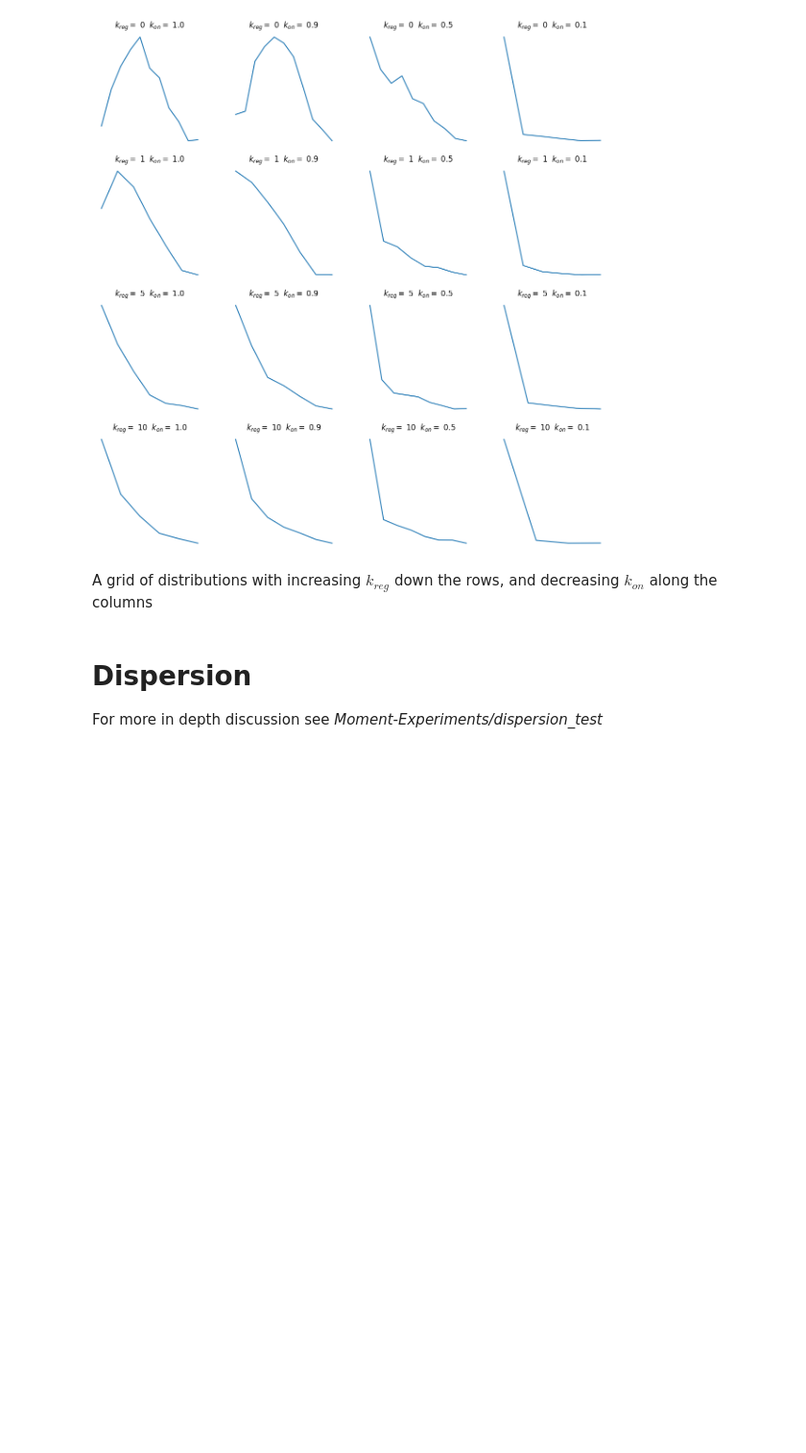
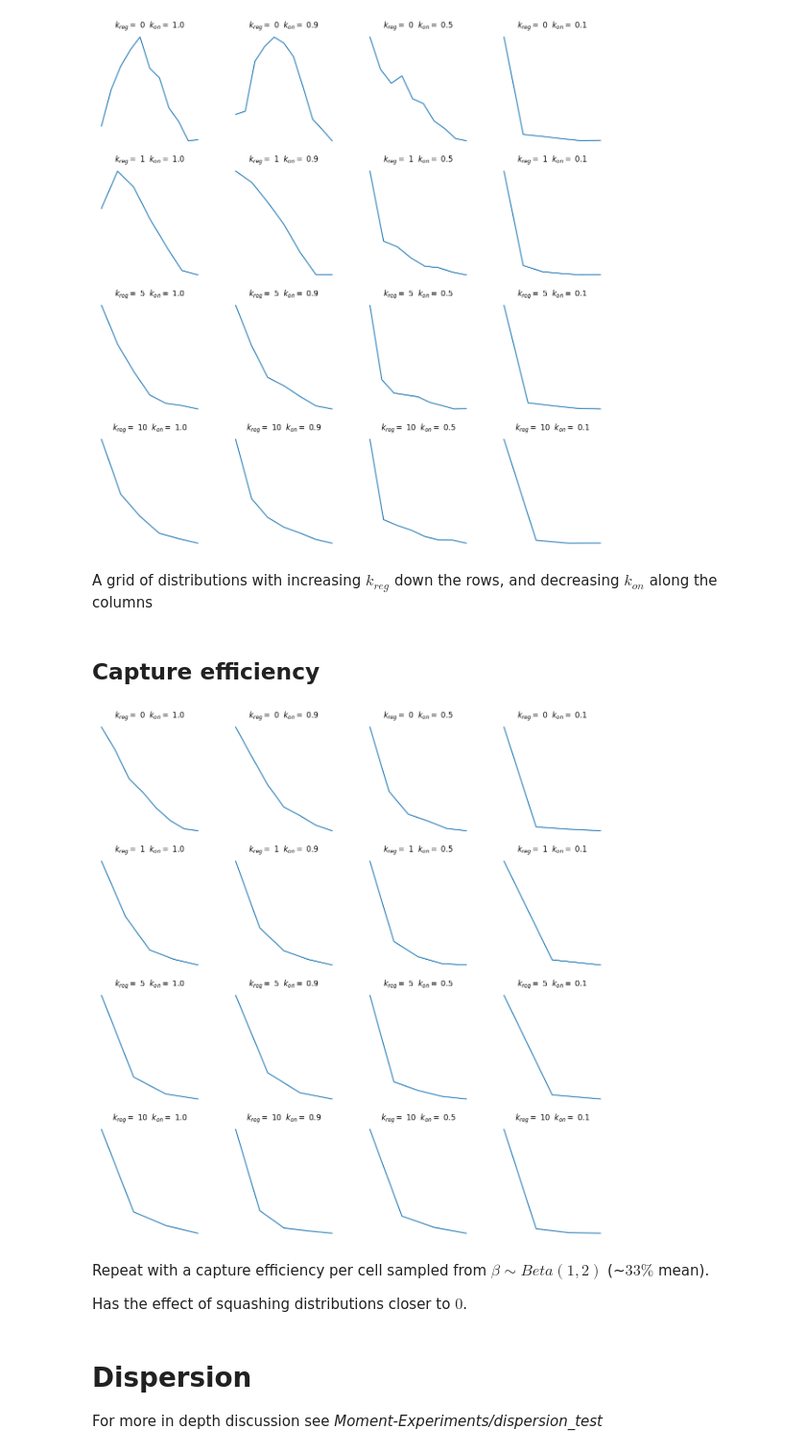
Before and after one commit to willjgh/M5R, a Jupyter notebook: Interaction/Inference-Package/Overview/distribution_effects.ipynb, the cells around one changed output. Shown: that part at 96% size. Cells and saved outputs as stored; diff of their text form; code cells hidden in the pictures; blank space fills up the shorter version.

Commit message:
Added capture efficiency plots

```diff
--- a/Interaction/Inference-Package/Overview/distribution_effects.ipynb
+++ b/Interaction/Inference-Package/Overview/distribution_effects.ipynb
@@ -104,6 +104,40 @@ for i, intr in enumerate(interaction_values):
 [figure]
 # %% [markdown]
 A grid of distributions with increasing $k_{reg}$ down the rows, and decreasing $k_{on}$ along the columns
+# %% [markdown]
+## Capture efficiency
+# %%
+beta = rng.beta(1, 2, size=1000)
+data_downsampled = data.downsample("Test", beta)
+data_downsampled.bootstrap_marginal_probabilities()
+# %%
+fig, axs = plt.subplots(len(interaction_values), len(gene_values), figsize=(12, 12))
+plt.tight_layout()
+
+k = 0
+for i, intr in enumerate(interaction_values):
+    for j, gene in enumerate(gene_values):
+
+        bounds = data_downsampled.probs_OB[f'sample-{k}']['x1_bounds']
+        N = bounds.shape[1]
+        dist = np.empty(N)
+        for n in range(N):
+            if bounds[0, n] == 0 and bounds[1, n] == 1:
+                dist[n] = None
+            else:
+                dist[n] = (bounds[0, n] + bounds[1, n]) / 2
+
+        axs[i, j].plot(dist)
+        axs[i, j].set_title(r"$k_{reg} =$" + f" {intr} " + r" $k_{on} =$" + f" {gene}")
+        axs[i, j].axis('off')
+
+        k += 1
+# %% [output]
+[figure, added]
+# %% [markdown]
+Repeat with a capture efficiency per cell sampled from $\beta \sim Beta(1, 2)$ (~$33\%$ mean).
+
+Has the effect of squashing distributions closer to $0$.
 # %% [markdown]
 # Dispersion
 
```
